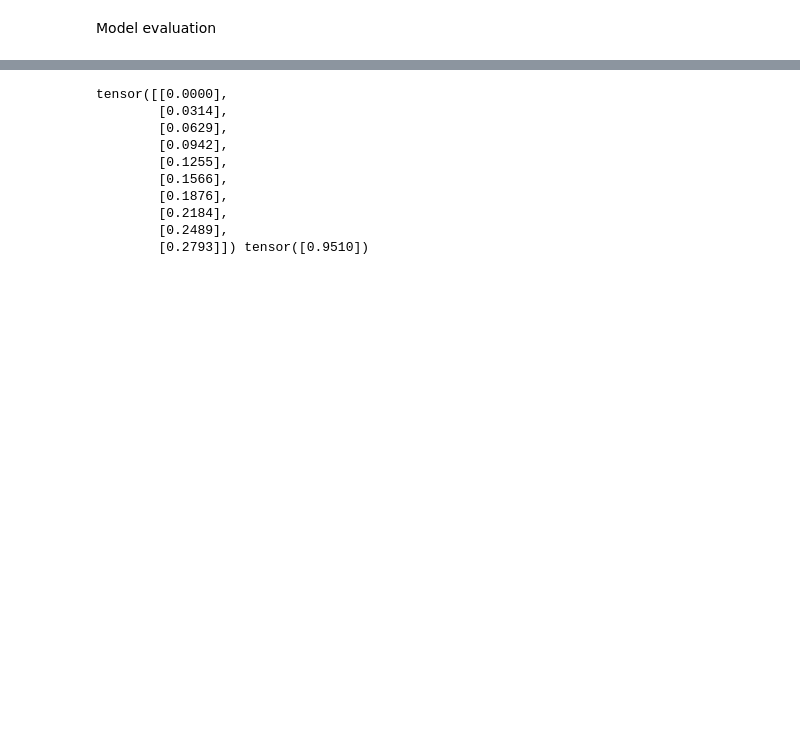
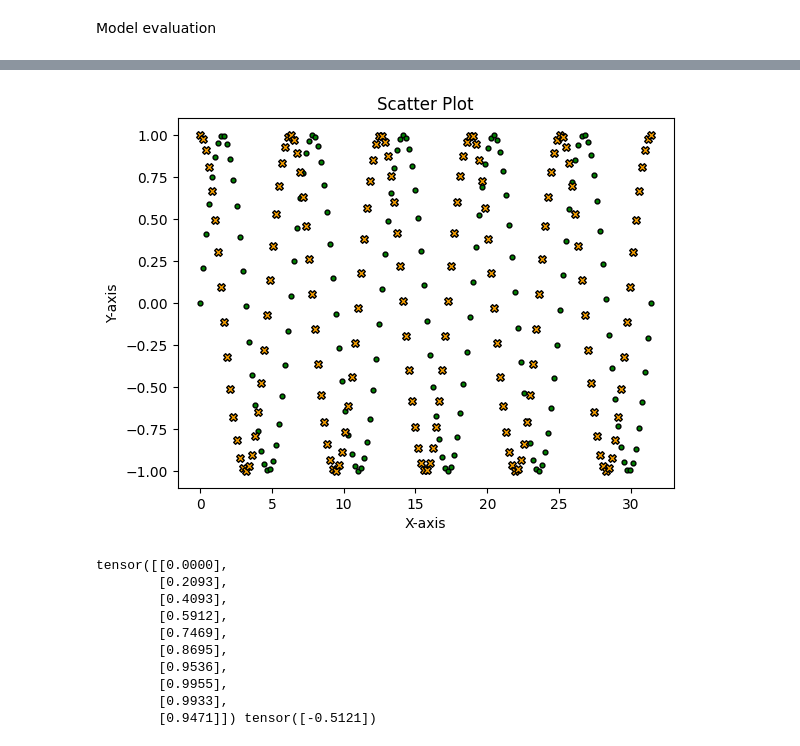
Before and after one commit to Siarzis/ai-tutor, a Jupyter notebook: lfc_disturbance_prediction_lstm.ipynb, the cells around one changed output, grey strips where cells are left out. Cells and saved outputs as stored; diff of their text form; code cells hidden in the pictures; blank space fills up the shorter version.

```diff
--- a/lfc_disturbance_prediction_lstm.ipynb
+++ b/lfc_disturbance_prediction_lstm.ipynb
@@ -206,2 +206,27 @@ plt.show()
 # %% [markdown]
 Model evaluation
+# %%
+for i, (test_input, test_target) in enumerate(test_tensor):
+    if i == 520:
+        print(i, test_input, test_target)
+        predicted = net(test_input)
+
+        test_input = test_input.numpy()
+        test_target = test_target.numpy()
+        predicted = predicted.detach().numpy()
+
+        t_max = len(test_target) + len(test_target)
+        t = np.arange(0, t_max)
+
+        # Plot dots
+        plt.scatter(t[:len(test_input)], test_input, color='green', edgecolors='black', s=12)
+        plt.scatter(t[len(predicted):], predicted, color='orange', marker='X', edgecolors='black', s=30)
+        plt.scatter(t[len(test_target):], test_target, color='blue', marker='X', edgecolors='black', s=30)
+
+        # Set labels and title
+        plt.xlabel('X-axis')
+        plt.ylabel('Y-axis')
+        plt.title('Scatter Plot')
+
+        # Show plot
+        plt.show()
@@ -208,27 +238,31 @@ Model evaluation
 # %%
-num_points = 1000
+num_points = 150
 seq_length = 10
 
-sine_values = np.sin(np.linspace(0, 10*np.pi, num_points))
-cosine_values = np.cos(np.linspace(0, 10*np.pi, num_points))
+t = np.linspace(0, 10*np.pi, num_points)
+sine_values = np.sin(t)
+cosine_values = np.cos(t)
+
+
 
 # Convert to PyTorch tensors
 sine_tensor = torch.tensor(sine_values, dtype=torch.float32)
 cosine_tensor = torch.tensor(cosine_values, dtype=torch.float32)
 
 # Create sequences of sine values as input and corresponding cosine values as output
 input_data = torch.stack([sine_tensor[i:i+seq_length] for i in range(num_points - seq_length)]).unsqueeze(2)
 output_data = torch.stack([cosine_tensor[i+seq_length] for i in range(num_points - seq_length)]).unsqueeze(1)
 
 print(input_data[0], output_data[0])
 # %% [output]
+[figure, added]
 tensor([[0.0000],
-        [0.0314],
-        [0.0629],
-        [0.0942],
-        [0.1255],
-        [0.1566],
-        [0.1876],
-        [0.2184],
-        [0.2489],
-        [0.2793]]) tensor([0.9510])
+        [0.2093],
+        [0.4093],
+        [0.5912],
+        [0.7469],
+        [0.8695],
+        [0.9536],
+        [0.9955],
+        [0.9933],
+        [0.9471]]) tensor([-0.5121])
```
Also changed, not shown: parts of 4 cells of this notebook.
